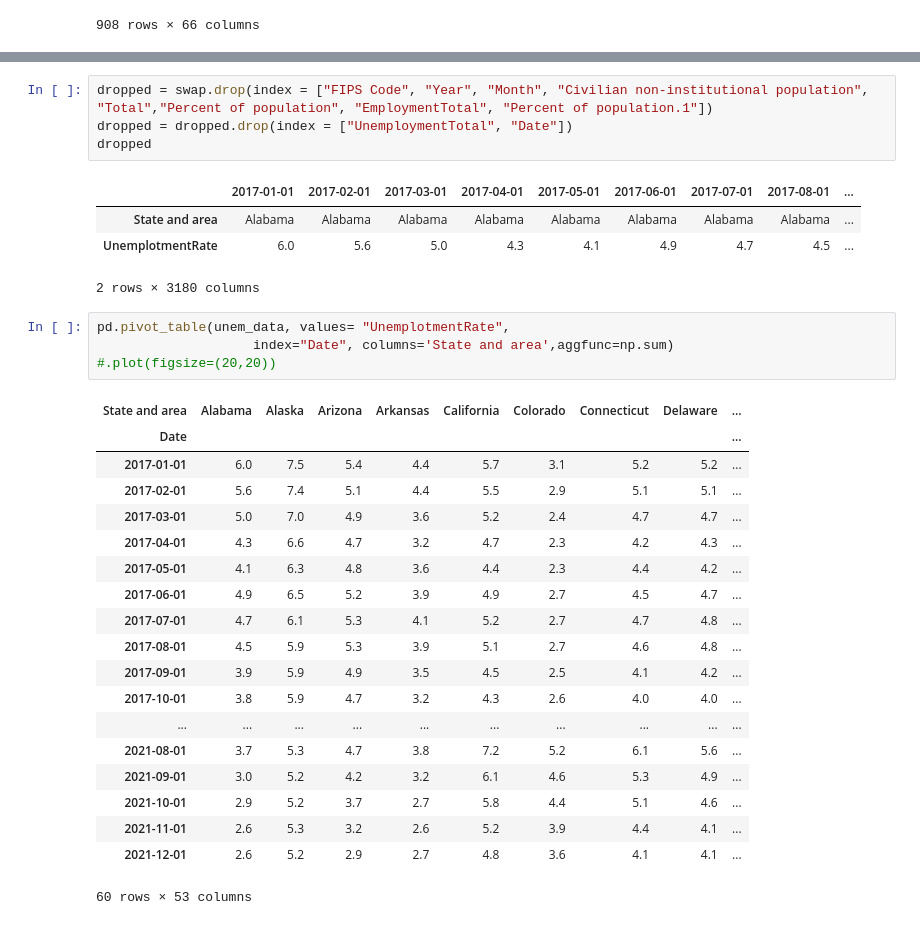
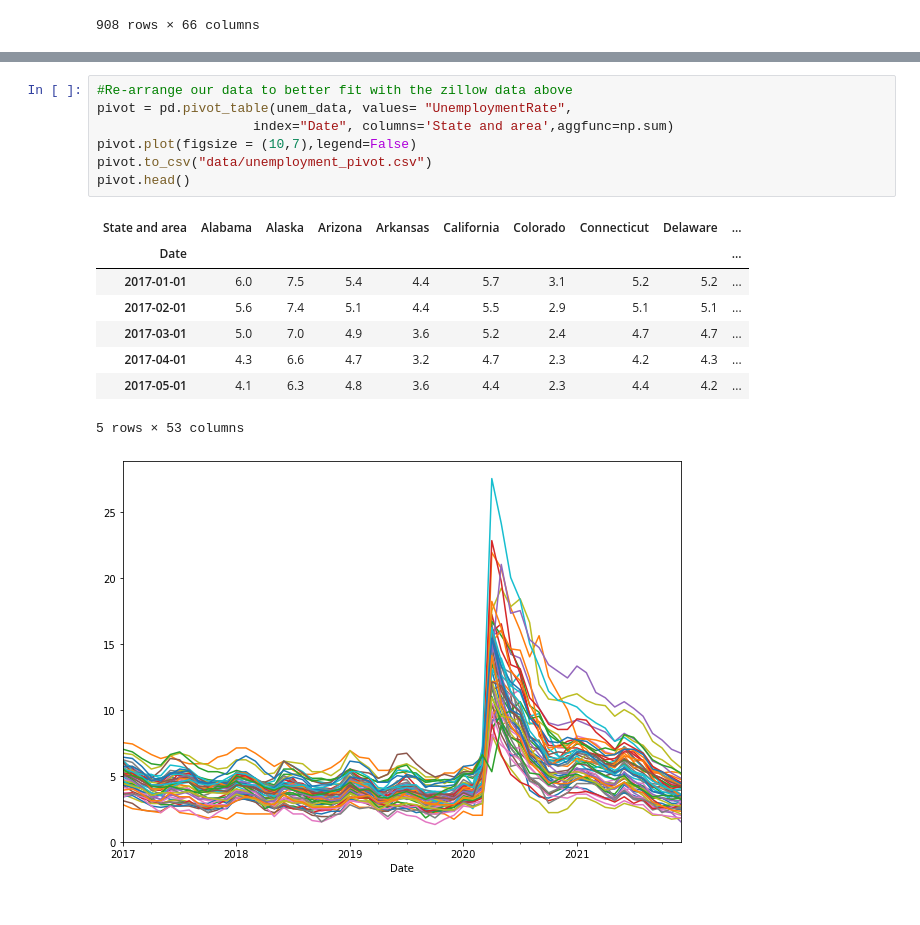
Before and after one commit to RobSalazar/Project-2, a Jupyter notebook: data_cleaning.ipynb, the cells around one changed output, grey strips where cells are left out. Cells and saved outputs as stored; diff of their text form.

```diff
--- a/data_cleaning.ipynb
+++ b/data_cleaning.ipynb
@@ -150,33 +128,17 @@ x.stack(level=0).unstack(level=0)
-# %%
-dropped = swap.drop(index = ["FIPS Code", "Year", "Month", "Civilian non-institutional population", "Total","Percent of population", "EmploymentTotal", "Percent of population.1"])
-dropped = dropped.drop(index = ["UnemploymentTotal", "Date"])
-dropped
-# %% [output]
-|  | 2017-01-01 | 2017-02-01 | 2017-03-01 | 2017-04-01 | 2017-05-01 | 2017-06-01 | 2017-07-01 | 2017-08-01 | ... |
-| State and area | Alabama | Alabama | Alabama | Alabama | Alabama | Alabama | Alabama | Alabama | ... |
-| UnemplotmentRate | 6.0 | 5.6 | 5.0 | 4.3 | 4.1 | 4.9 | 4.7 | 4.5 | ... |
-2 rows × 3180 columns
 # %%
-pd.pivot_table(unem_data, values= "UnemplotmentRate",
+#Re-arrange our data to better fit with the zillow data above
+pivot = pd.pivot_table(unem_data, values= "UnemploymentRate",
                     index="Date", columns='State and area',aggfunc=np.sum)
-#.plot(figsize=(20,20))
+pivot.plot(figsize = (10,7),legend=False)
+pivot.to_csv("data/unemployment_pivot.csv")
+pivot.head()
 # %% [output]
 | State and area | Alabama | Alaska | Arizona | Arkansas | California | Colorado | Connecticut | Delaware | ... |
 | Date |  |  |  |  |  |  |  |  | ... |
 | 2017-01-01 | 6.0 | 7.5 | 5.4 | 4.4 | 5.7 | 3.1 | 5.2 | 5.2 | ... |
 | 2017-02-01 | 5.6 | 7.4 | 5.1 | 4.4 | 5.5 | 2.9 | 5.1 | 5.1 | ... |
 | 2017-03-01 | 5.0 | 7.0 | 4.9 | 3.6 | 5.2 | 2.4 | 4.7 | 4.7 | ... |
 | 2017-04-01 | 4.3 | 6.6 | 4.7 | 3.2 | 4.7 | 2.3 | 4.2 | 4.3 | ... |
 | 2017-05-01 | 4.1 | 6.3 | 4.8 | 3.6 | 4.4 | 2.3 | 4.4 | 4.2 | ... |
-| 2017-06-01 | 4.9 | 6.5 | 5.2 | 3.9 | 4.9 | 2.7 | 4.5 | 4.7 | ... |
-| 2017-07-01 | 4.7 | 6.1 | 5.3 | 4.1 | 5.2 | 2.7 | 4.7 | 4.8 | ... |
-| 2017-08-01 | 4.5 | 5.9 | 5.3 | 3.9 | 5.1 | 2.7 | 4.6 | 4.8 | ... |
-| 2017-09-01 | 3.9 | 5.9 | 4.9 | 3.5 | 4.5 | 2.5 | 4.1 | 4.2 | ... |
-| 2017-10-01 | 3.8 | 5.9 | 4.7 | 3.2 | 4.3 | 2.6 | 4.0 | 4.0 | ... |
-| ... | ... | ... | ... | ... | ... | ... | ... | ... | ... |
-| 2021-08-01 | 3.7 | 5.3 | 4.7 | 3.8 | 7.2 | 5.2 | 6.1 | 5.6 | ... |
-| 2021-09-01 | 3.0 | 5.2 | 4.2 | 3.2 | 6.1 | 4.6 | 5.3 | 4.9 | ... |
-| 2021-10-01 | 2.9 | 5.2 | 3.7 | 2.7 | 5.8 | 4.4 | 5.1 | 4.6 | ... |
-| 2021-11-01 | 2.6 | 5.3 | 3.2 | 2.6 | 5.2 | 3.9 | 4.4 | 4.1 | ... |
-| 2021-12-01 | 2.6 | 5.2 | 2.9 | 2.7 | 4.8 | 3.6 | 4.1 | 4.1 | ... |
-60 rows × 53 columns
+5 rows × 53 columns
+[figure, added]
```
Also changed, not shown: parts of 10 cells of this notebook, 6 other files.
